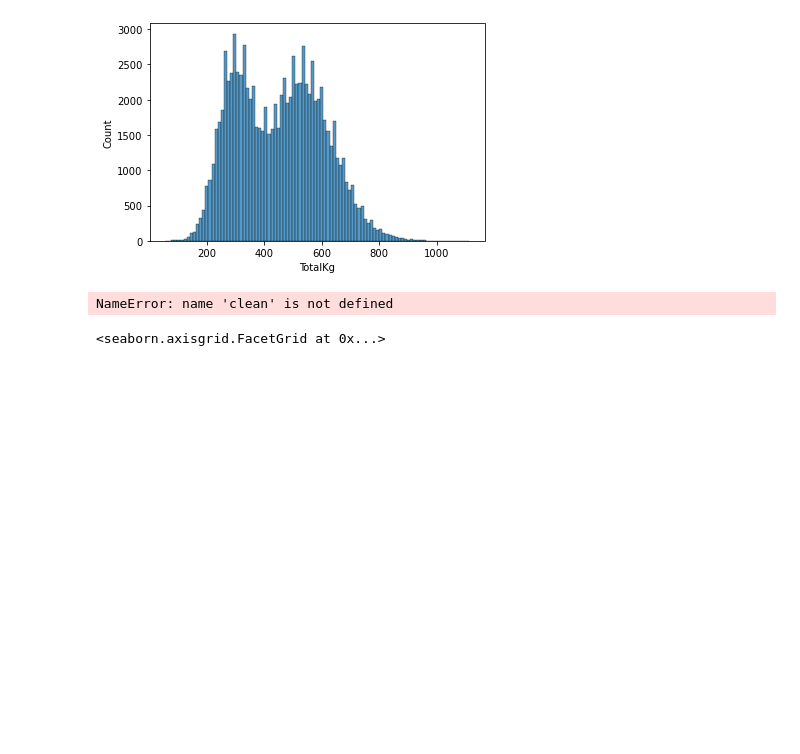
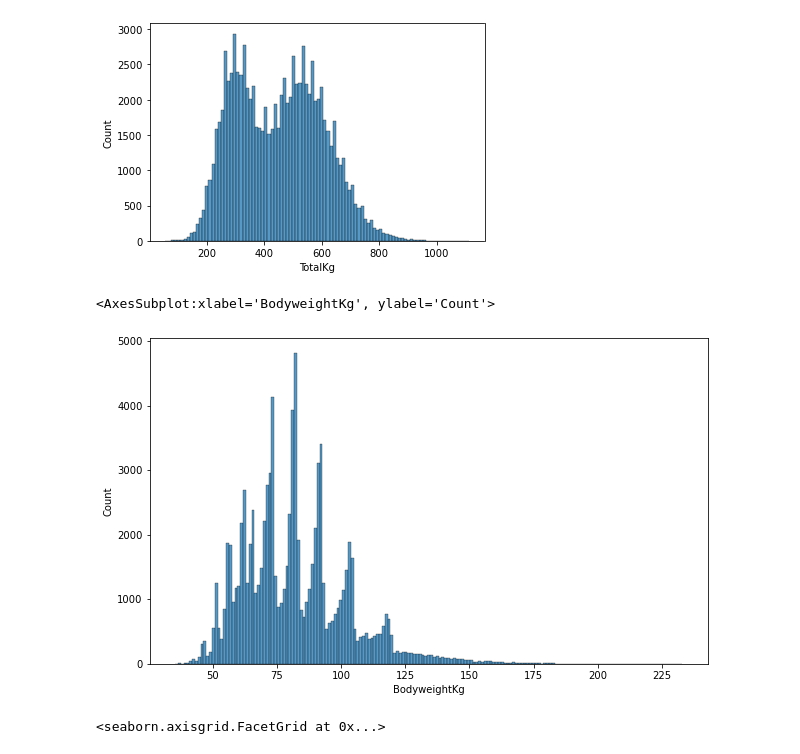
Before and after one commit to jjz17/Natural-Strength, a Jupyter notebook: notebooks/eda.ipynb, the cells around one changed output. Drawn from its saved outputs; the diff is of its cells as text; code cells hidden in the pictures; blank space fills up the shorter version.

```diff
--- a/notebooks/eda.ipynb
+++ b/notebooks/eda.ipynb
@@ -38,11 +38,12 @@ sns.histplot(data=data['TotalKg'])
 # %% [output]
 <AxesSubplot:xlabel='TotalKg', ylabel='Count'>
 [figure]
-# %%
-sns.histplot(data=clean['BodyweightKg'])
-sns.histplot()
-# %% [output]
-NameError: name 'clean' is not defined
+# %%
+plt.figure(figsize=(10, 6))
+sns.histplot(data=data, x='BodyweightKg')
+# %% [output]
+<AxesSubplot:xlabel='BodyweightKg', ylabel='Count'>
+[figure, added]
 # %%
 sns.displot(data=data, x='Age', y='TotalKg')
 # %% [output]
```
Also changed, not shown: 1 other file.
